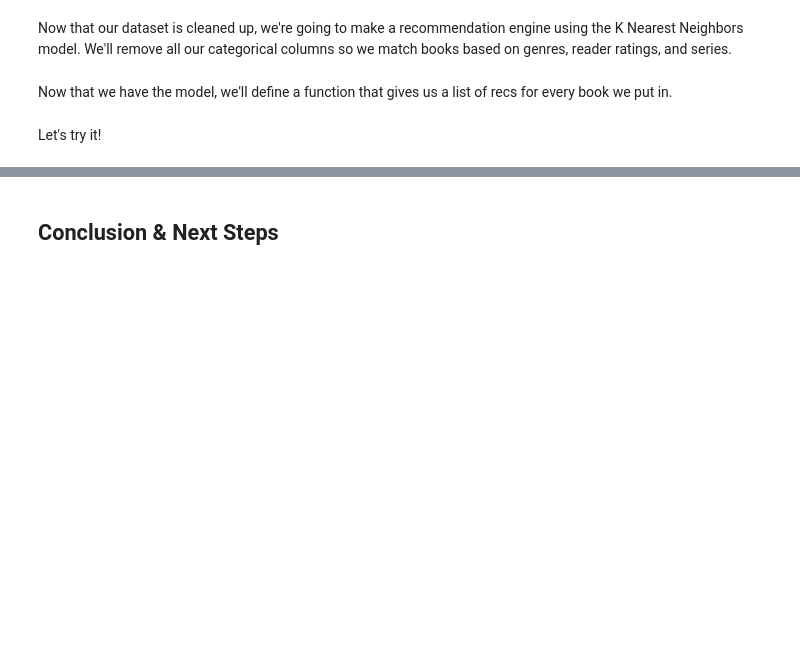
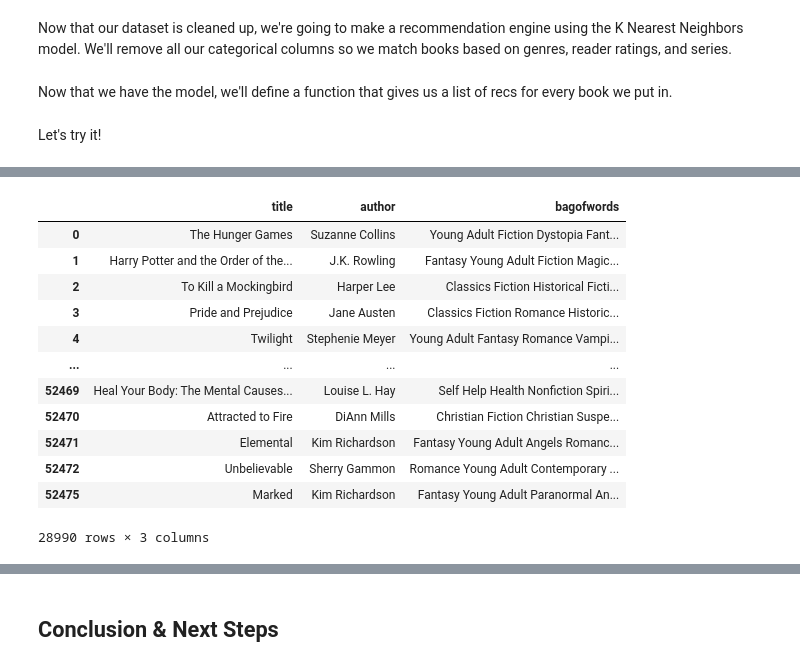
Before and after one commit to npagrawal/Book-Recommendation-Engine, a Jupyter notebook: Recommendation_Engine_Notebook.ipynb, the cells around one changed output, grey strips where cells are left out. Cells and saved outputs as stored; diff of their text form; code cells hidden in the pictures; blank space fills up the shorter version.

```diff
--- a/Recommendation_Engine_Notebook.ipynb
+++ b/Recommendation_Engine_Notebook.ipynb
@@ -123,6 +123,13 @@ Name: series, dtype: int64
 # %% [markdown]
 There's a lot to clean up in this dataset to get something usable for our recommendation engine. We'll start with removing extra authors from the set (usually translators or illustrators) and the tag "Goodreads Author" wherever it appears. Then we'll get rid of extra information and unusuable rows. We also only want books that have at least 1000 ratings to ensure that the "rating" score is valid with a good amount of input and not unfairly inflated or deflated.
 # %%
+# remove collections, re-issues, and other reptitive data
+df1 = df1[df1["title"].str.contains("Collection") == False]
+df1 = df1[df1["title"].str.contains("Box Set") == False]
+df1 = df1[df1["title"].str.contains("Boxset") == False]
+df1 = df1[df1["title"].str.contains("SAMPLER") == False]
+df1 = df1[df1["title"].str.contains("Editor") == False]
+
 # change author column to only contain main author
 df1["author"] = df1["author"].str.split(",")
 df1["author"] = df1["author"].str[0]
@@ -294,0 +364,25 @@ BookRecommender("Jane Eyre")
+# %%
+# lemmatize bagofwords column
+lemm = WordNetLemmatizer()
+
+for i, row in df_bagofwords.iterrows():
+    tokens = word_tokenize(row["bagofwords"])
+    filtered_tokens = [w for w in tokens if w.lower() not in stopwords_list]
+    lemmatized_tokens = [lemm.lemmatize(token) for token in filtered_tokens]
+    df_bagofwords.at[i, "bagofwords"] = " ".join(lemmatized_tokens)
+
+df_bagofwords
+# %% [output]
+|  | title | author | bagofwords |
+| 0 | The Hunger Games | Suzanne Collins | Young Adult Fiction Dystopia Fant... |
+| 1 | Harry Potter and the Order of the... | J.K. Rowling | Fantasy Young Adult Fiction Magic... |
+| 2 | To Kill a Mockingbird | Harper Lee | Classics Fiction Historical Ficti... |
+| 3 | Pride and Prejudice | Jane Austen | Classics Fiction Romance Historic... |
+| 4 | Twilight | Stephenie Meyer | Young Adult Fantasy Romance Vampi... |
+| ... | ... | ... | ... |
+| 52469 | Heal Your Body: The Mental Causes... | Louise L. Hay | Self Help Health Nonfiction Spiri... |
+| 52470 | Attracted to Fire | DiAnn Mills | Christian Fiction Christian Suspe... |
+| 52471 | Elemental | Kim Richardson | Fantasy Young Adult Angels Romanc... |
+| 52472 | Unbelievable | Sherry Gammon | Romance Young Adult Contemporary ... |
+| 52475 | Marked | Kim Richardson | Fantasy Young Adult Paranormal An... |
+28990 rows × 3 columns
```
Also changed, not shown: parts of 40 cells of this notebook, 1 other file.
